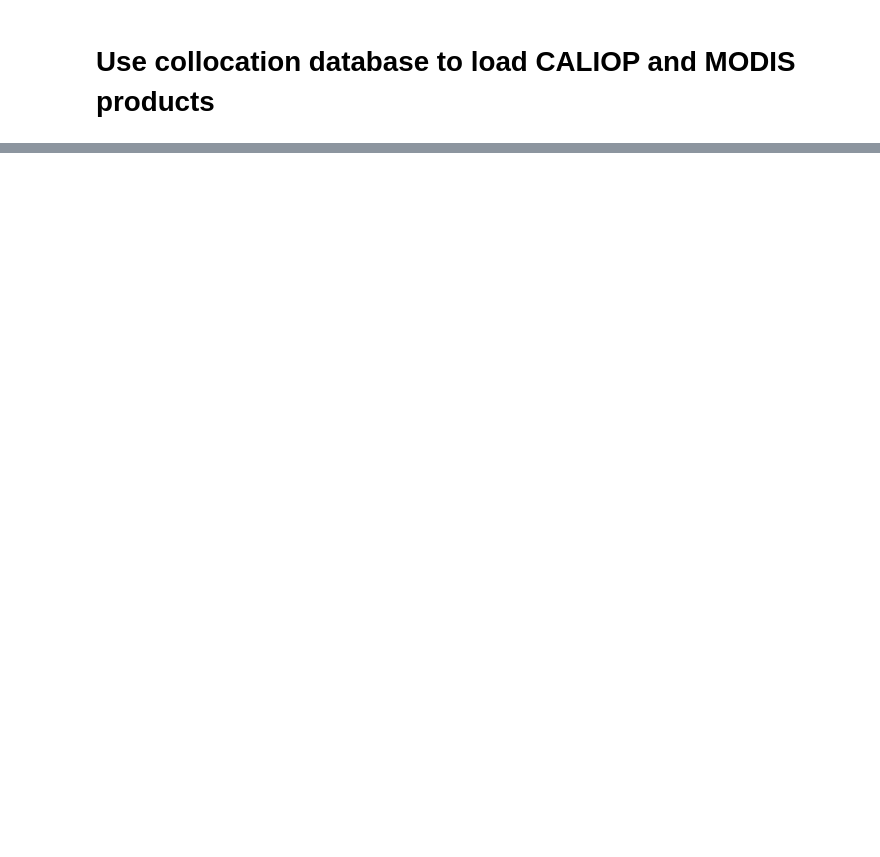
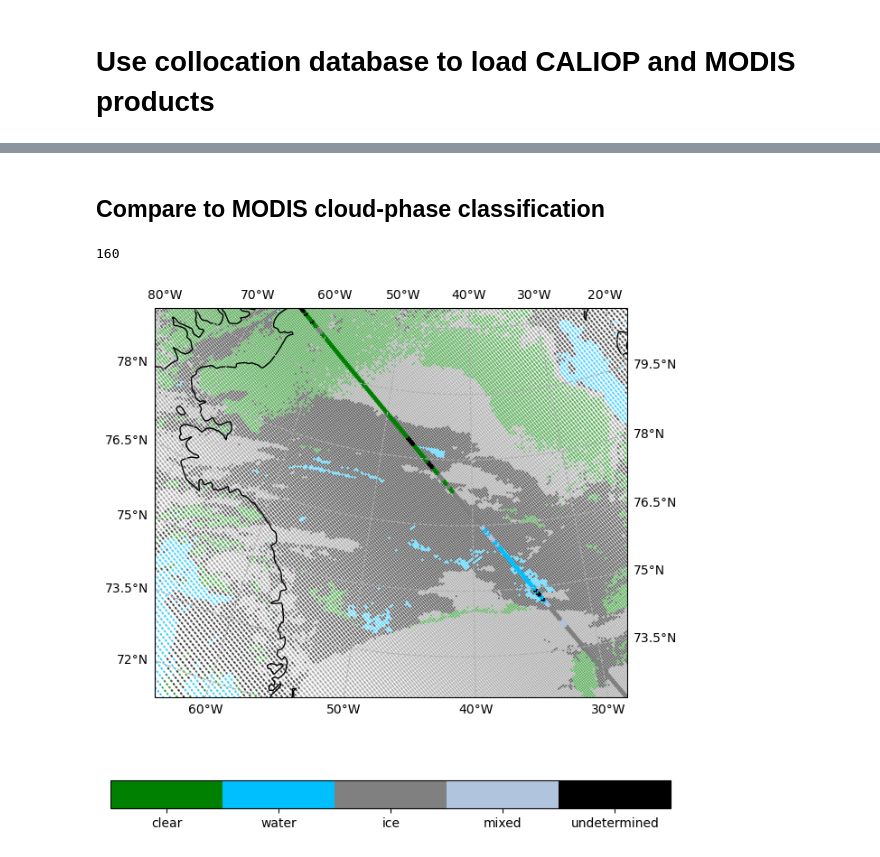
Before and after one commit to Kwartzl8/LIDAR-Cloud-Phase-Detection, a Jupyter notebook: testing_ground.ipynb, the cells around one changed output, grey strips where cells are left out. Drawn from its saved outputs; the diff is of its cells as text; code cells hidden in the pictures; blank space fills up the shorter version.

```diff
--- a/testing_ground.ipynb
+++ b/testing_ground.ipynb
@@ -192,0 +381,49 @@ cbar.set_ticklabels(['Cloudy', 'Uncertain', 'Probably Clear', 'Confident Clear']
+# %% [markdown]
+## Compare to MODIS cloud-phase classification
+# %%
+from pyhdf.HDF import *
+from pyhdf.SD import *
+from pyhdf.V import *
+
+MODIS_path = "./test_data/MODIS/2017/01/01/MYD06_L2.A2017001.1350.061.2018029075638.hdf"
+# MODIS_path = "./test_data/MODIS/2017/01/01/MYD06_L2.A2017001.1525.061.2018029080401.hdf"
+# MODIS_path = "./test_data/MODIS/2017/01/01/MYD06_L2.A2017001.1530.061.2018029075939.hdf"
+
+MODIS_reader = SD(MODIS_path)
+modis_long, modis_lat = MODIS_reader.select("Longitude").get(), MODIS_reader.select("Latitude").get()
+modis_cloud_phase = MODIS_reader.select("Cloud_Phase_Infrared").get()
+
+invalid_data_mask = modis_cloud_phase > 6
+modis_long, modis_lat = np.ma.array(modis_long, mask=invalid_data_mask), np.ma.array(modis_lat, mask=invalid_data_mask)
+modis_cloud_phase = np.ma.array(modis_cloud_phase, mask=invalid_data_mask)
+
+def byte_to_label(byte):
+    if byte == 6:
+        return 5.5
+    else:
+        return byte + 0.5
+
+labels = [byte_to_label(byte) for byte in np.array(modis_cloud_phase).flatten()]
+modis_central_long, modis_central_lat = np.median(modis_long), np.median(modis_lat)
+
+colormap = ListedColormap(['green', 'deepskyblue', 'grey', 'lightsteelblue', 'black'])
+color_array = np.where(caliop_df.water_cloud, 1, 0) + np.where(caliop_df.unkown_phase, 5, 0) +\
+                np.where(caliop_df.ice_cloud, 2, 0) + np.where(caliop_df.mixed_phase, 3, 0) + 0.5
+
+print(sum(caliop_df.water_cloud | caliop_df.ice_cloud | caliop_df.mixed_phase | caliop_df.unkown_phase))
+
+ccrs_projection = ccrs.Orthographic(central_longitude=caliop_df.long.median(), central_latitude=caliop_df.lat.median())
+fig, ax = plt.subplots(figsize=(8,8), subplot_kw={'projection': ccrs_projection})
+ax.set_extent([caliop_df.long.min(), caliop_df.long.max(), caliop_df.lat.min(), caliop_df.lat.max()])
+ax.coastlines(resolution='50m', color='black', linewidth=1)
+ax.gridlines(crs=ccrs.PlateCarree(), draw_labels=True, linestyle="dashed")
+ax.scatter(modis_long, modis_lat, c=labels, marker='.', s=2, cmap=colormap, transform=ccrs.PlateCarree(), alpha=0.5)
+pos = ax.scatter(caliop_df.long, caliop_df.lat, marker='*', s=10, c=color_array, cmap=colormap, transform=ccrs.PlateCarree(), alpha=1)
+cbar = fig.colorbar(pos, ax=ax, location="bottom", ticks=np.arange(1, 6))
+# cbar = fig.colorbar(pos, ax=ax, location="bottom")
+cbar.set_ticklabels(['clear','water','ice','mixed', 'undetermined'])
+
+fig.savefig("temp.png", dpi=500)
+# %% [output]
+160
+[figure, added]
```
Also changed, not shown: parts of 16 cells of this notebook, 5 other files.
